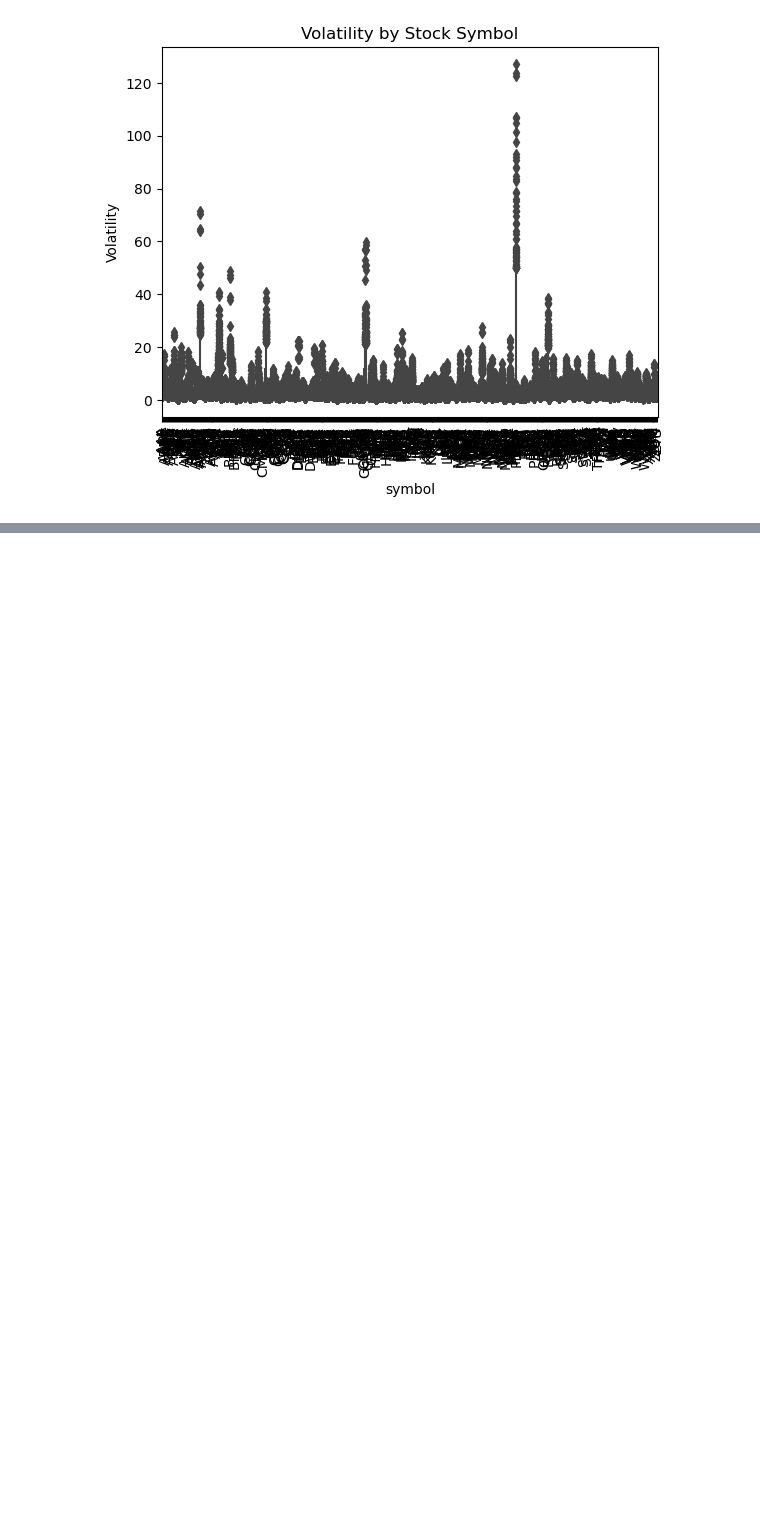
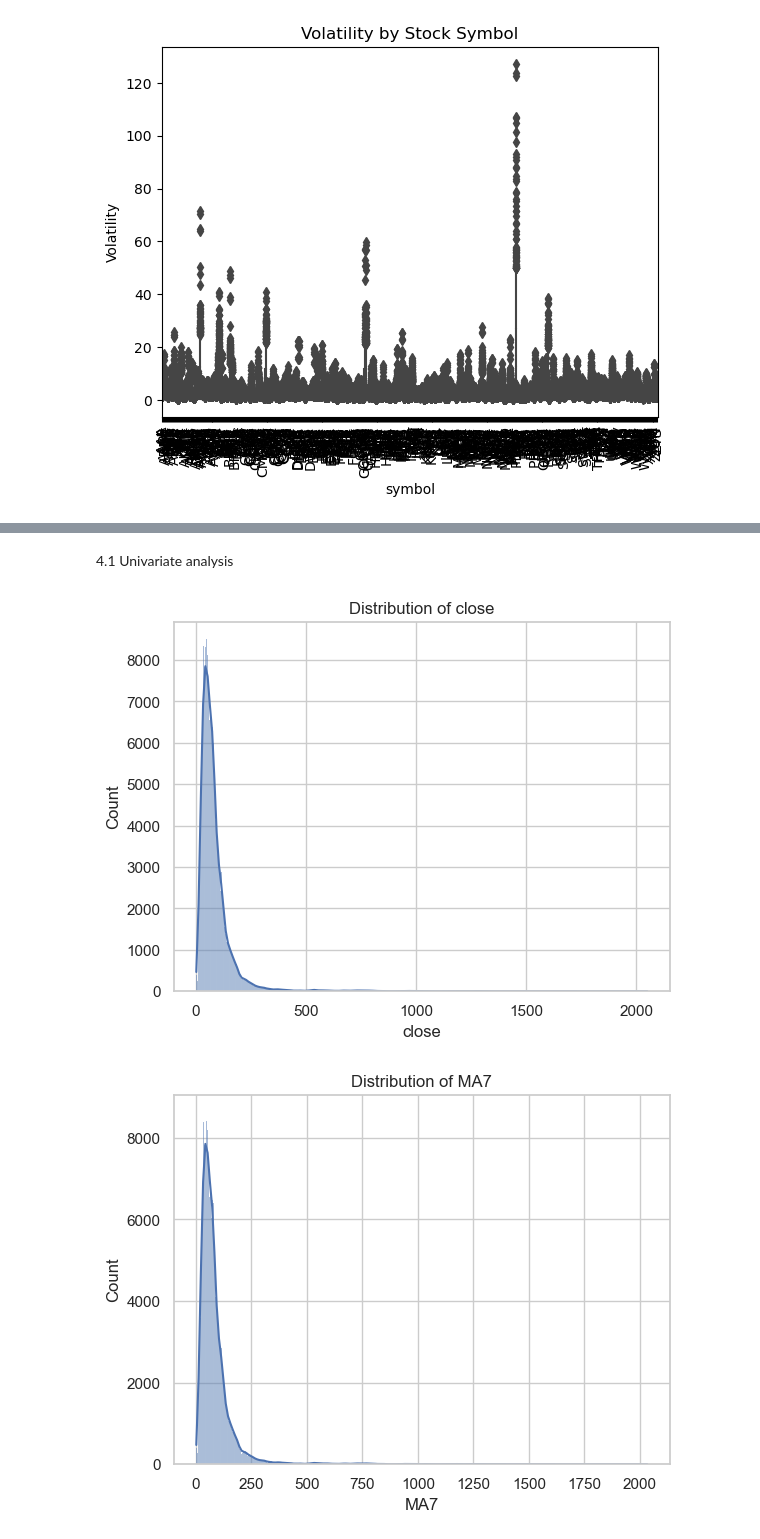
Before and after one commit to S-Owiti/Market-Movement-Analysis-Clustering-Forecasting-Stock-Price-Behavior, a Jupyter notebook: Codveda.ipynb, the cells around one changed output, grey strips where cells are left out. Cells and saved outputs as stored; diff of their text form; code cells hidden in the pictures; blank space fills up the shorter version.

```diff
--- a/Codveda.ipynb
+++ b/Codveda.ipynb
@@ -472,10 +472,3 @@ sns.pairplot(grouped)
 # %% [output]
 <seaborn.axisgrid.PairGrid at 0x...>
 [figure]
-# %%
-#distributions
-features = ['MA7', 'Volatility', 'Daily_Return']
-for col in features:
-    sns.histplot(data[col], kde=True)
-    plt.title(f'Distribution of {col}')
-    plt.show()
@@ -506,0 +523,6 @@ sns.pairplot(data[features])
+# %%
+# Load the dataset
+data = pd.read_csv('D:/Users/Owinyez/Documents/Projos/Codveda/MyData/Stock Prices Cleaned_Alt.CSV')
+
+# Display the first few rows of the dataset
+data.head()
@@ -506,0 +578,11 @@ sns.pairplot(data[features])
+# %% [markdown]
+4.1 Univariate analysis
+# %%
+#price related features
+for col in ['close', 'MA7', 'Volatility', 'Daily_Return']:
+    sns.histplot(data[col], kde=True)
+    plt.title(f'Distribution of {col}')
+    plt.show()
+# %% [output]
+[figure, added]
+[figure, added]
```
Also changed, not shown: parts of 29 cells of this notebook.
